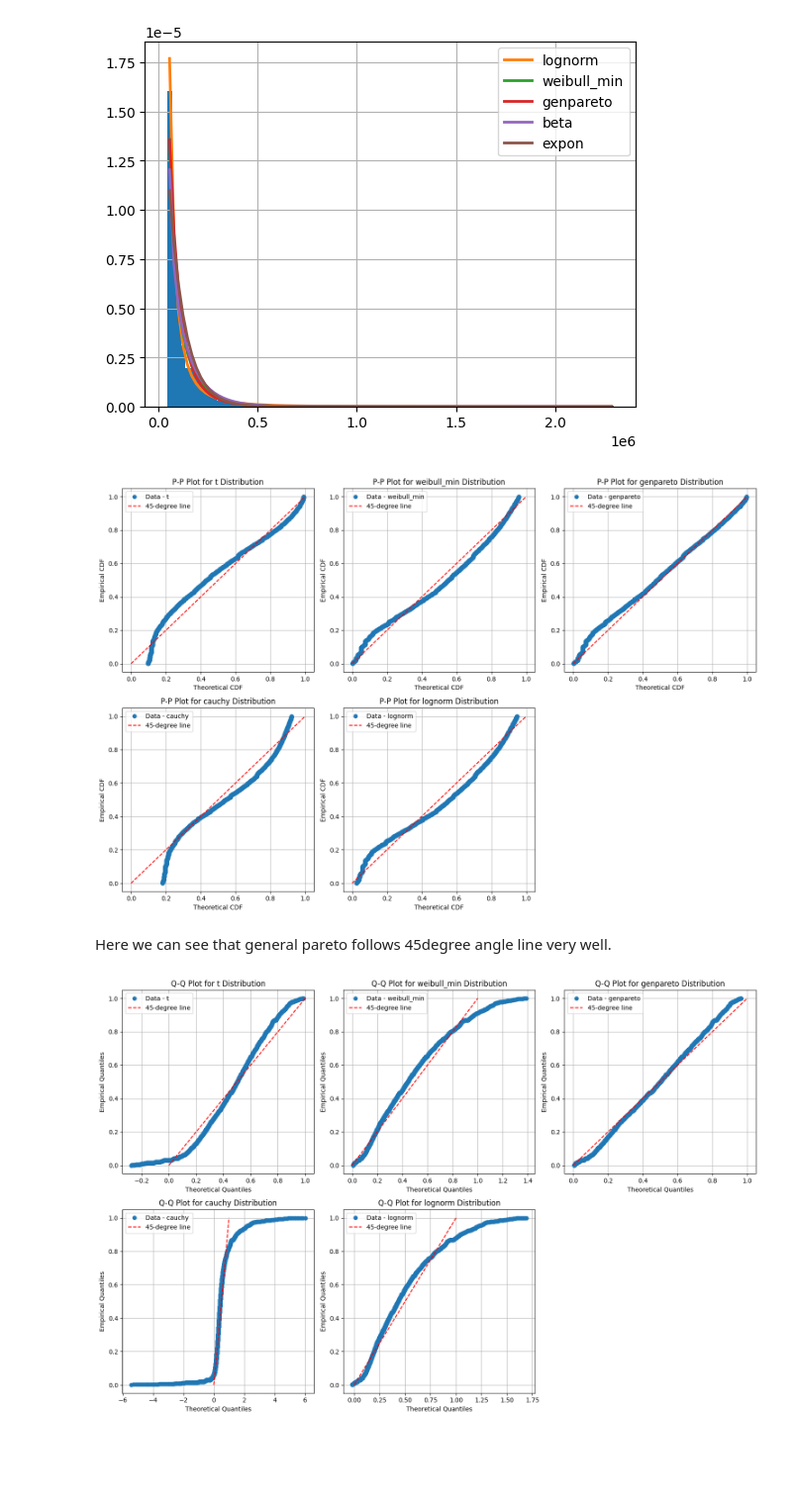
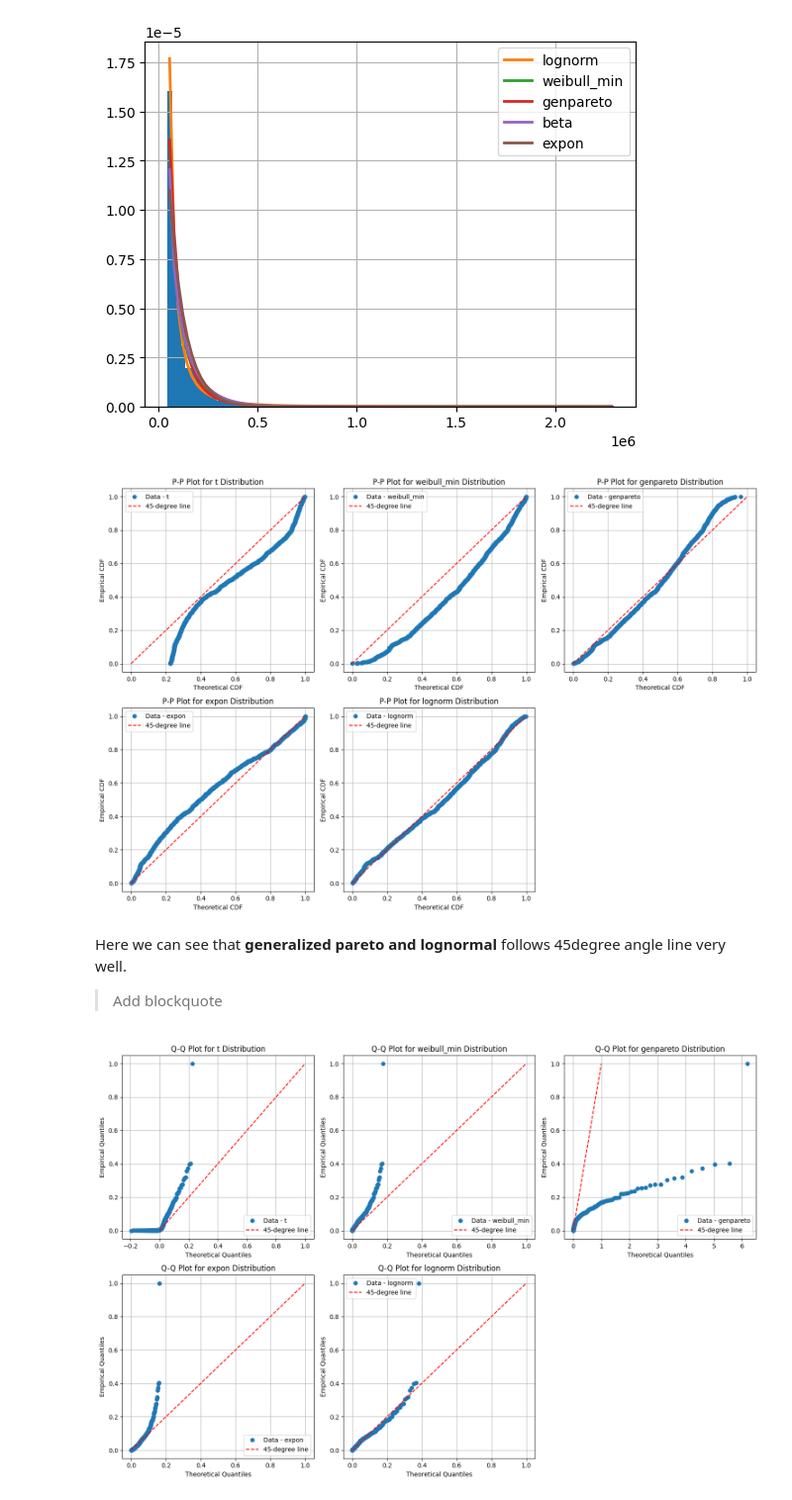
Before and after one commit to monupathak/Insurance-Data-analysis-and-distribution-fitting, a Jupyter notebook: Insurance_claim_data.ipynb, the cells around one changed output. Shown at 99% size. Drawn from its saved outputs; the diff is of its cells as text; code cells hidden in the pictures; blank space fills up the shorter version.

```diff
--- a/Insurance_claim_data.ipynb
+++ b/Insurance_claim_data.ipynb
@@ -546,26 +546,29 @@ f.summary()
 [figure]
 # %%
 
-data = df_lv['Amount']
+data = df_hv['Amount']
 
 # List of distributions to plot P-P plots for
-distributions = ['t', 'weibull_min', 'genpareto', 'cauchy', 'lognorm']
+distributions = ['t', 'weibull_min', 'genpareto', 'expon', 'lognorm']
 
 # Generate the P-P plots
 get_pp_fit(data, distributions)
 # %% [output]
-[figure, old version]
+[figure, new version]
 # %% [markdown]
-Here we can see that general pareto follows 45degree angle line very well.
+Here we can see that **generalized pareto and lognormal** follows 45degree angle line very well.
+
+> Add blockquote
 # %%
 
-data = df_lv['Amount']
+data = df_hv['Amount']
 
 # List of distributions to plot Q-Q plots for
-distributions = ['t', 'weibull_min', 'genpareto', 'cauchy', 'lognorm']
+distributions = ['t', 'weibull_min', 'genpareto', 'expon', 'lognorm']
+
 
 # Generate the Q-Q plots
 get_qq_fit(data, distributions)
 # %% [output]
-[figure, old version]
+[figure, new version]
 # %% [markdown]
```
Also changed, not shown: parts of 4 cells of this notebook.
